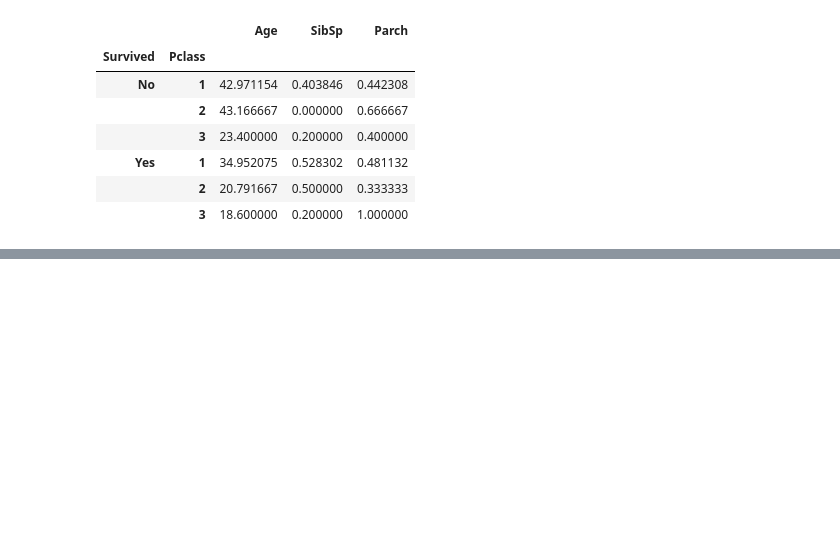
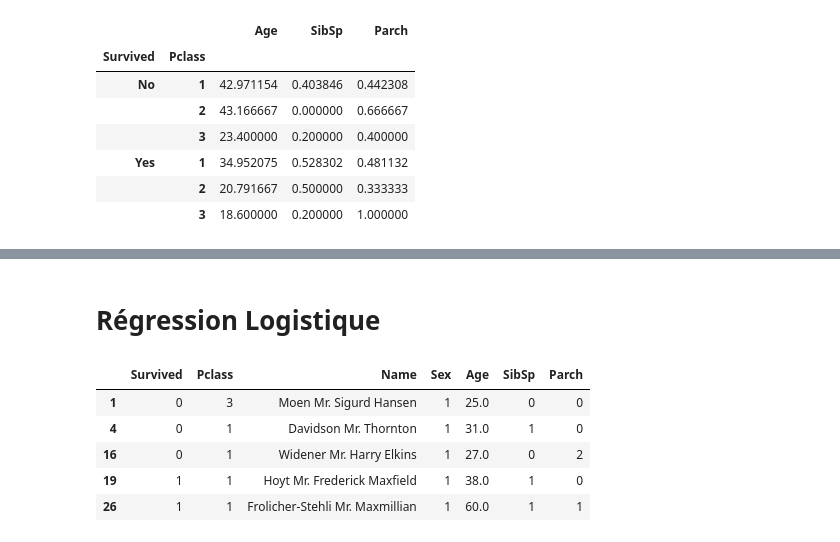
Before and after one commit to KafaloAlex/GoMyCode, a Jupyter notebook: checkpoint 3/Titanic Data Visualization.ipynb, the cells around one changed output, grey strips where cells are left out. Cells and saved outputs as stored; diff of their text form; code cells hidden in the pictures; blank space fills up the shorter version.

```diff
--- a/checkpoint 3/Titanic Data Visualization.ipynb
+++ b/checkpoint 3/Titanic Data Visualization.ipynb
@@ -146,0 +167,13 @@ data.groupby(['Survived', 'Pclass']).mean()
+# %% [markdown]
+# Régression Logistique
+# %%
+data["Survived"] = data["Survived"].map({"Yes":1, "No":0})#Transform Cat Data to Num Data
+data["Sex"] = data["Sex"].map({"male":1, "female":0})#Transform Cat Data to Num Data
+data.head()
+# %% [output]
+|  | Survived | Pclass | Name | Sex | Age | SibSp | Parch |
+| 1 | 0 | 3 | Moen Mr. Sigurd Hansen | 1 | 25.0 | 0 | 0 |
+| 4 | 0 | 1 | Davidson Mr. Thornton | 1 | 31.0 | 1 | 0 |
+| 16 | 0 | 1 | Widener Mr. Harry Elkins | 1 | 27.0 | 0 | 2 |
+| 19 | 1 | 1 | Hoyt Mr. Frederick Maxfield | 1 | 38.0 | 1 | 0 |
+| 26 | 1 | 1 | Frolicher-Stehli Mr. Maxmillian | 1 | 60.0 | 1 | 1 |
```
Also changed, not shown: parts of 9 cells of this notebook, 1 other file.
